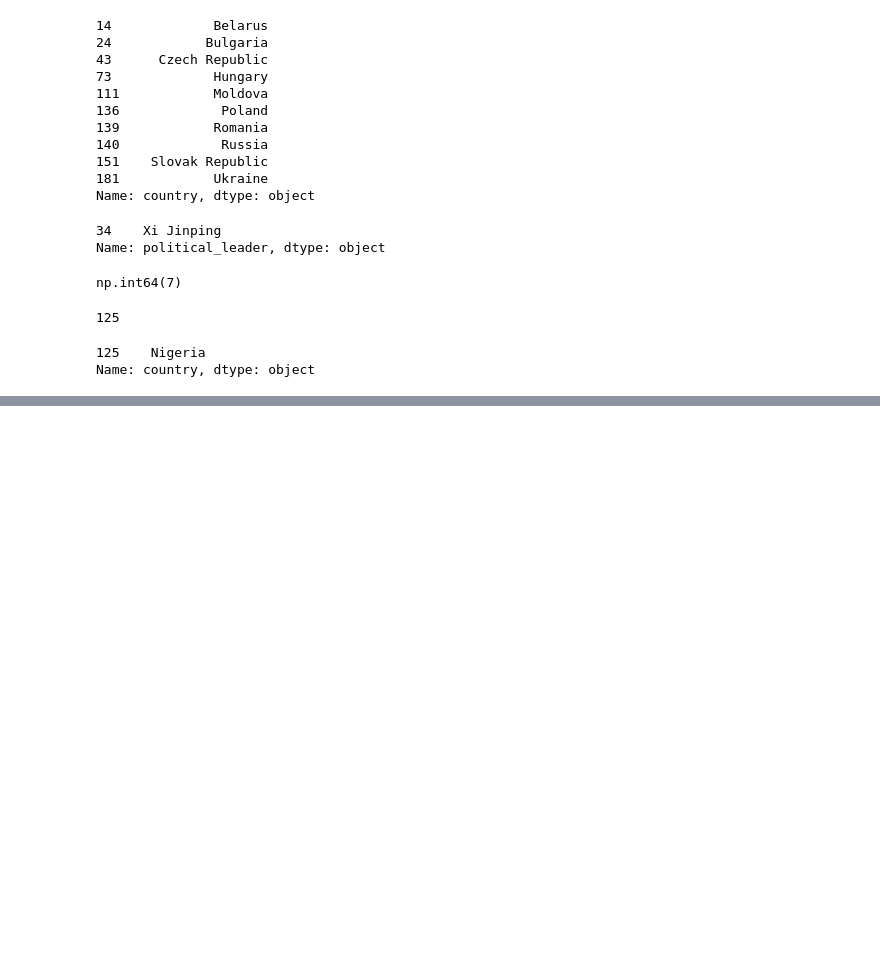
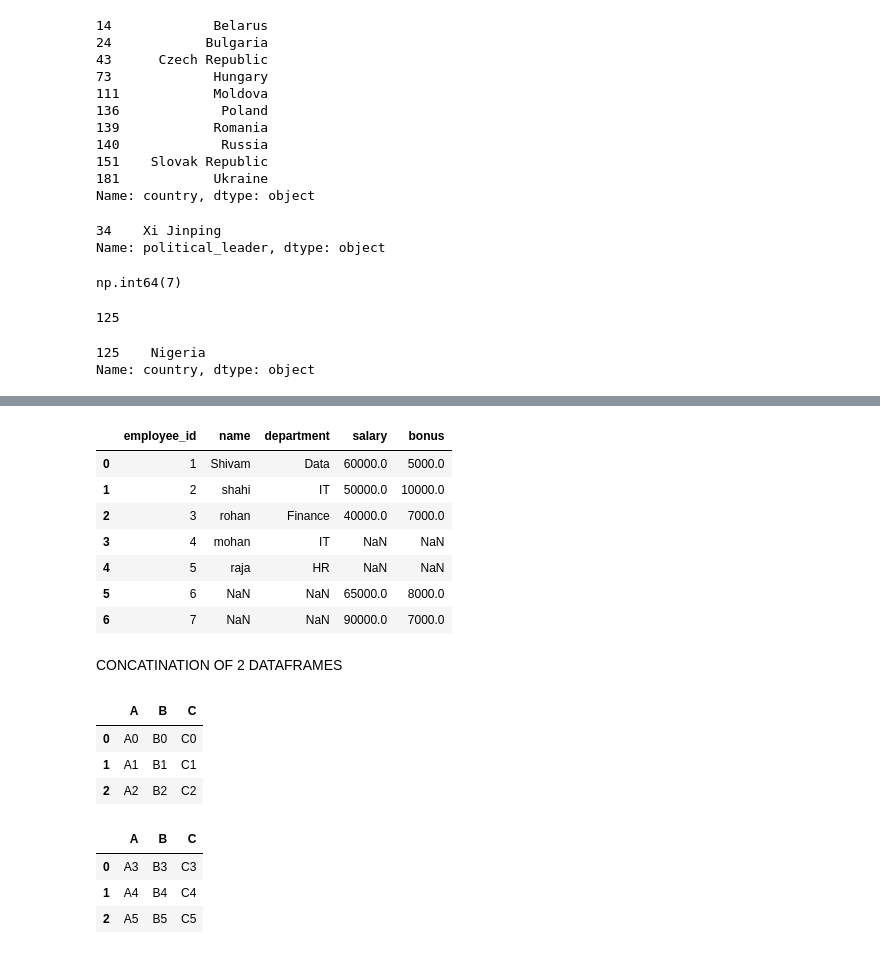
Before and after one commit to shivam-kumar3/Complete-Machine-Learning-NLP-Bootcamp-MLOPS-Deployment, a Jupyter notebook: Section 11 - Data Analysis/pandaa.ipynb, the cells around one changed output, grey strips where cells are left out. Saved outputs shown, nothing was run; the diff lists cells and outputs as text; code cells hidden in the pictures; blank space fills up the shorter version.

```diff
--- a/Section 11 - Data Analysis/pandaa.ipynb
+++ b/Section 11 - Data Analysis/pandaa.ipynb
@@ -508,0 +514,14 @@ Name: country, dtype: object
+# %%
+employees = pd.DataFrame({
+    "employee_id":[1,2,3,4,5],
+    "name":['Shivam','shahi','rohan','mohan','raja'],
+    'department': ["Data",'IT','Finance','IT','HR']
+})
+
+
+# dataframe 2: Salary Information
+
+salaries = pd.DataFrame({
+    "employee_id":[1,2,3,6,7],
+    'salary':[60000,50000,40000,65000,90000],
+    "bonus":[5000,10000,7000,8000,7000]})
@@ -508,0 +544,11 @@ Name: country, dtype: object
+# %%
+pd.merge(employees,salaries, on ="employee_id", how ='outer')
+# %% [output]
+|  | employee_id | name | department | salary | bonus |
+| 0 | 1 | Shivam | Data | 60000.0 | 5000.0 |
+| 1 | 2 | shahi | IT | 50000.0 | 10000.0 |
+| 2 | 3 | rohan | Finance | 40000.0 | 7000.0 |
+| 3 | 4 | mohan | IT | NaN | NaN |
+| 4 | 5 | raja | HR | NaN | NaN |
+| 5 | 6 | NaN | NaN | 65000.0 | 8000.0 |
+| 6 | 7 | NaN | NaN | 90000.0 | 7000.0 |
@@ -508,0 +557,2 @@ Name: country, dtype: object
+# %% [markdown]
+CONCATINATION OF 2 DATAFRAMES
@@ -508,0 +573,14 @@ Name: country, dtype: object
+# %%
+df1
+# %% [output]
+|  | A | B | C |
+| 0 | A0 | B0 | C0 |
+| 1 | A1 | B1 | C1 |
+| 2 | A2 | B2 | C2 |
+# %%
+df2
+# %% [output]
+|  | A | B | C |
+| 0 | A3 | B3 | C3 |
+| 1 | A4 | B4 | C4 |
+| 2 | A5 | B5 | C5 |
```
Also changed, not shown: parts of 12 cells of this notebook, 1 other file.
